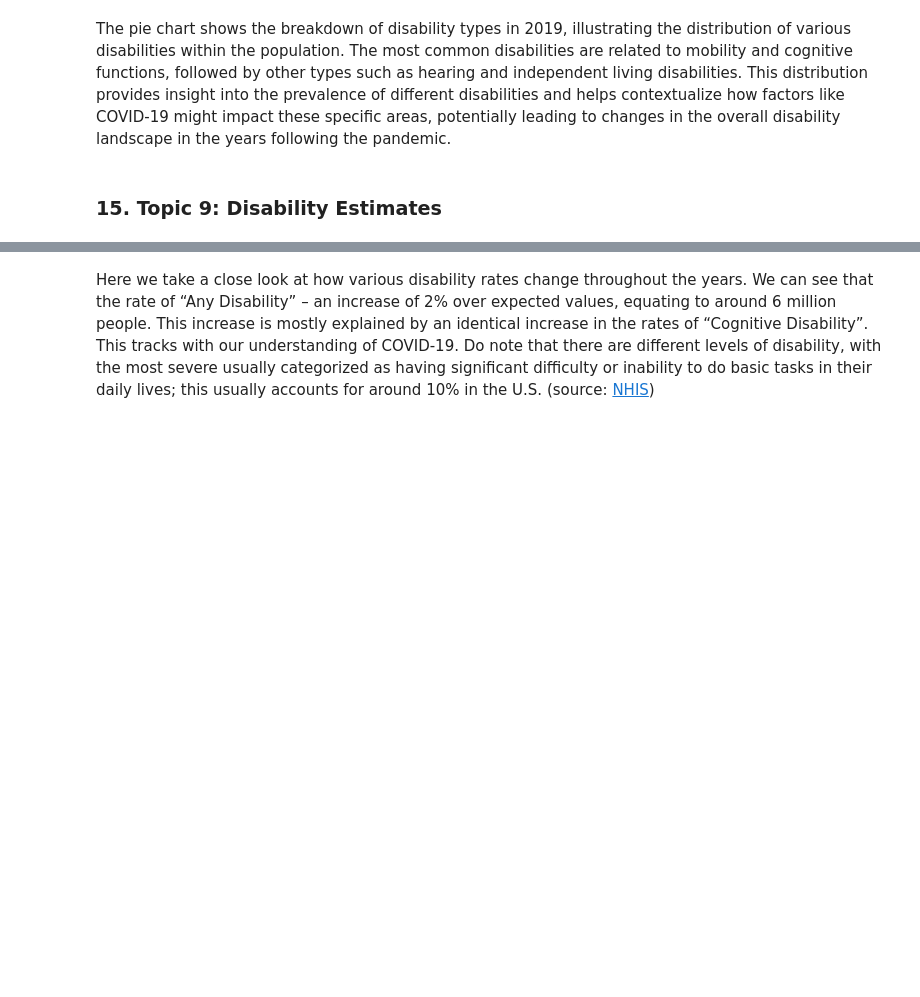
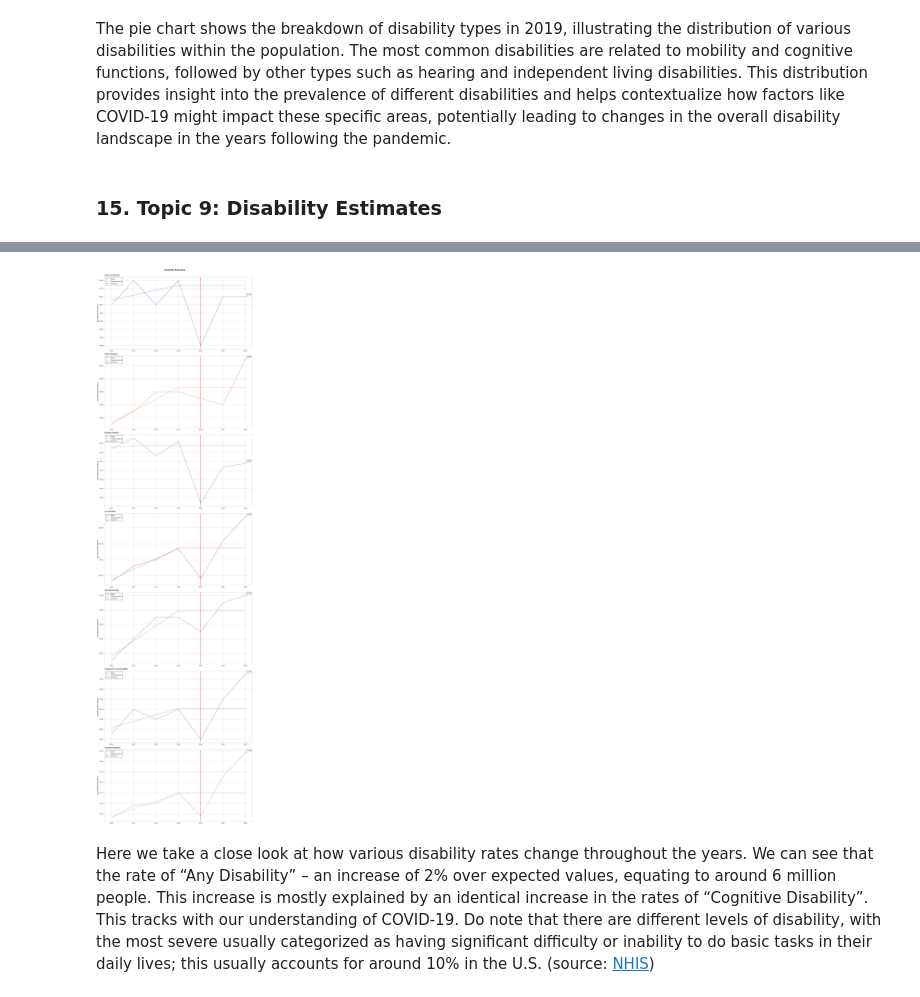
Before and after one commit to DATA5310/covid_effects, a Jupyter notebook: notebooks/homeworks/3.homework_9.ipynb, the cells around one changed output, grey strips where cells are left out. Saved outputs shown, nothing was run; the diff lists cells and outputs as text; code cells hidden in the pictures; blank space fills up the shorter version.

```diff
--- a/notebooks/homeworks/3.homework_9.ipynb
+++ b/notebooks/homeworks/3.homework_9.ipynb
@@ -112,7 +111,7 @@ def plot_forecast_comparison(df, method="lm", only_post=True):
     df["Year"] = pd.to_datetime(df["Year"])
 
     # ASSUMPTION: there's only one data_value_type per df
-    data_value_type = df["DataValueType"][0]
+    data_value_type = df["DataValueType"].unique()[0]
 
     topics = df["Topic"].unique()
     for topic in topics:
@@ -467,9 +466,12 @@ disability_df.head()
 # %%
-disability_breakdown_df = disability_df[
-    (disability_df["Question"] != "No Disability Prevalence")
-    & (disability_df["Question"] != "Any Disability Prevalence")
+disability_us_df = disability_df[disability_df["LocationAbbr"] == "US"]
+disability_us_breakdown_df = disability_us_df[
+    (disability_us_df["Question"] != "No Disability")
+    & (disability_us_df["Question"] != "Any Disability")
 ]
 
-disability_without_no_df = disability_df[
-    disability_df["Question"] != "No Disability Prevalence"
+disability_us_without_no_df = disability_us_df[
+    disability_us_df["Question"] != "No Disability"
 ]
+
+disability_us_df.head()
@@ -823,5 +836,7 @@ The pie chart shows the breakdown of disability types in 2019, illustrating the
 # %%
-plot_forecast_comparison(disability_without_no_df, method="spline", only_post=False)
+plot_forecast_comparison(disability_us_without_no_df, method="spline", only_post=False)
+# %% [output]
+[figure, added]
 # %% [markdown]
 Here we take a close look at how various disability rates change throughout the years. We can see that the rate of “Any Disability” – an increase of 2% over expected values, equating to around 6 million people. This increase is mostly explained by an identical increase in the rates of “Cognitive Disability”. This tracks with our understanding of COVID-19. Do note that there are different levels of disability, with the most severe usually categorized as having significant difficulty or inability to do basic tasks in their daily lives; this usually accounts for around 10% in the U.S. (source: [NHIS](https://wwwn.cdc.gov/NHISDataQueryTool/SHS_adult/index.html))
 # %% [markdown]
```
Also changed, not shown: parts of 16 cells of this notebook, 3 other files.
